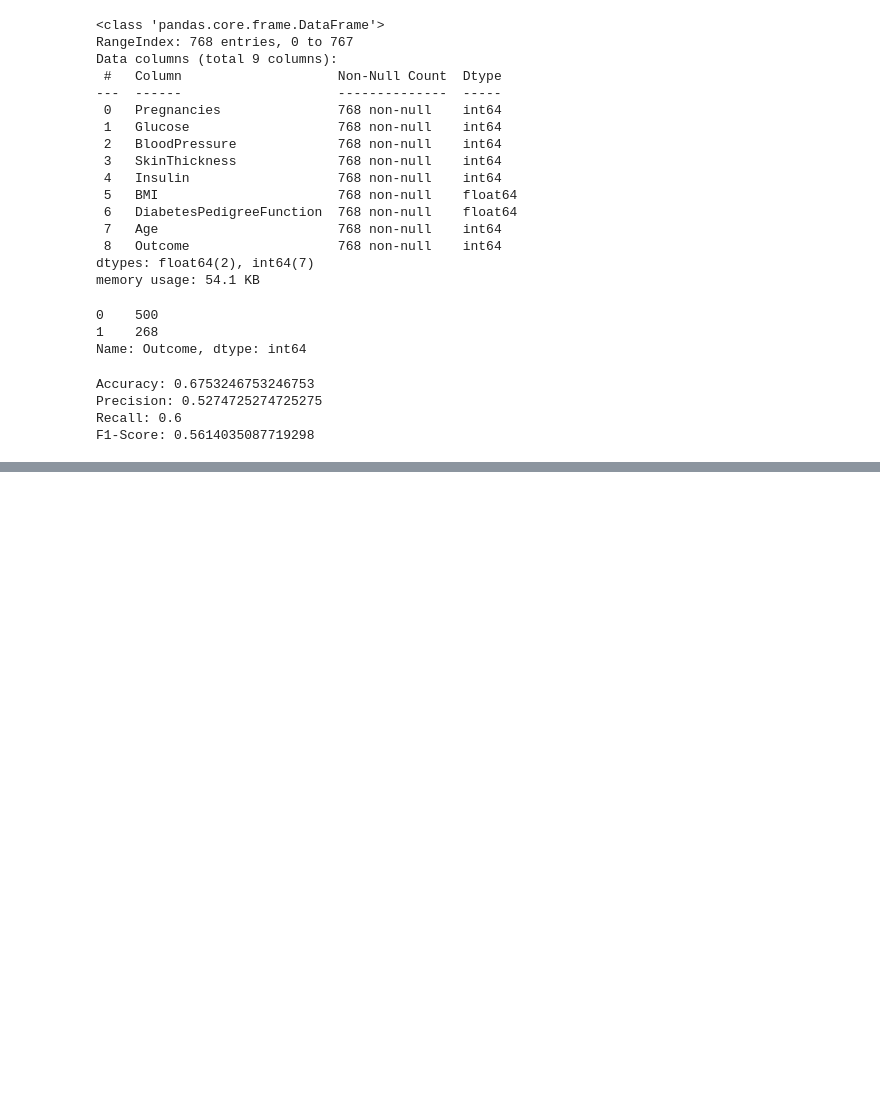
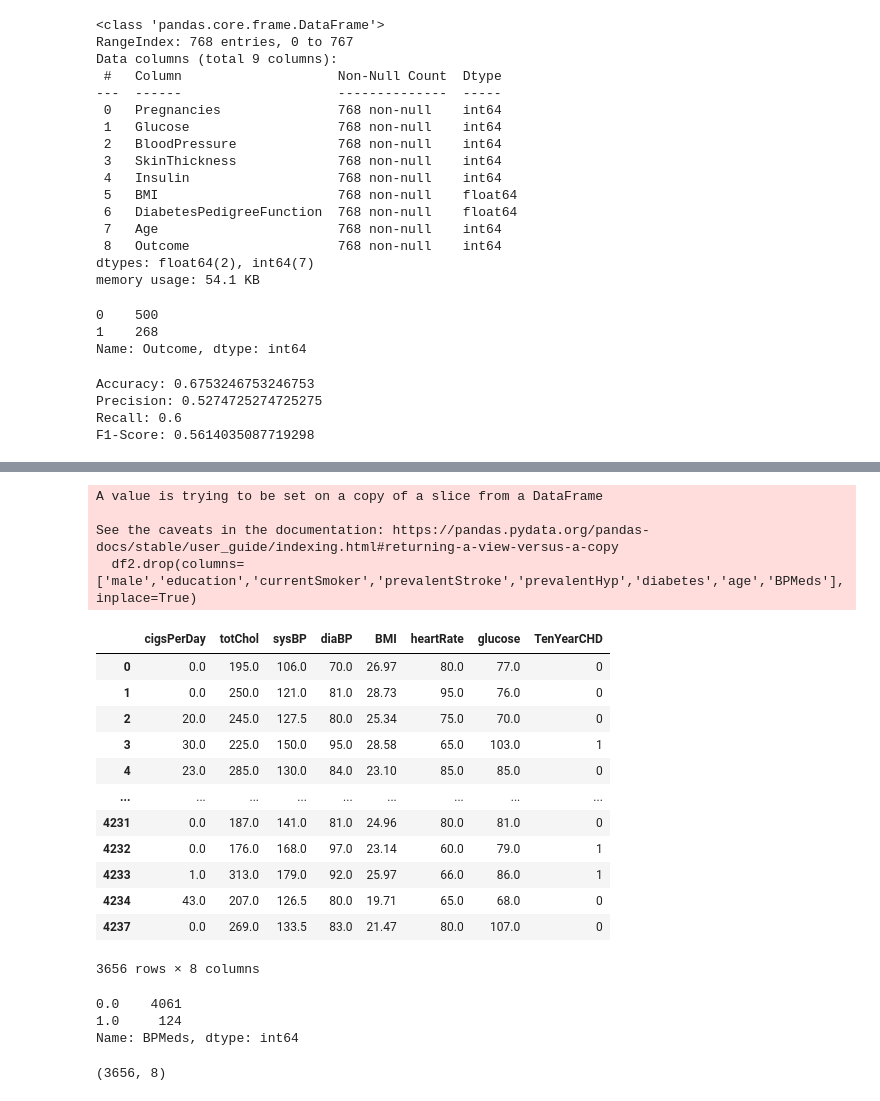
Before and after one commit to Yugesh-003/ML-lab, a Jupyter notebook: Classification/Knn.ipynb, the cells around one changed output, grey strips where cells are left out. Saved outputs shown, nothing was run; the diff lists cells and outputs as text; code cells hidden in the pictures; blank space fills up the shorter version.

```diff
--- a/Classification/Knn.ipynb
+++ b/Classification/Knn.ipynb
@@ -78,0 +138,32 @@ F1-Score: 0.5614035087719298
+# %%
+df2 = df.dropna()
+df2.drop(columns=['male','education','currentSmoker','prevalentStroke','prevalentHyp','diabetes','age','BPMeds'],inplace=True)
+df2
+# %% [output]
+A value is trying to be set on a copy of a slice from a DataFrame
+
+See the caveats in the documentation: https://pandas.pydata.org/pandas-docs/stable/user_guide/indexing.html#returning-a-view-versus-a-copy
+  df2.drop(columns=['male','education','currentSmoker','prevalentStroke','prevalentHyp','diabetes','age','BPMeds'],inplace=True)
+|  | cigsPerDay | totChol | sysBP | diaBP | BMI | heartRate | glucose | TenYearCHD |
+| 0 | 0.0 | 195.0 | 106.0 | 70.0 | 26.97 | 80.0 | 77.0 | 0 |
+| 1 | 0.0 | 250.0 | 121.0 | 81.0 | 28.73 | 95.0 | 76.0 | 0 |
+| 2 | 20.0 | 245.0 | 127.5 | 80.0 | 25.34 | 75.0 | 70.0 | 0 |
+| 3 | 30.0 | 225.0 | 150.0 | 95.0 | 28.58 | 65.0 | 103.0 | 1 |
+| 4 | 23.0 | 285.0 | 130.0 | 84.0 | 23.10 | 85.0 | 85.0 | 0 |
+| ... | ... | ... | ... | ... | ... | ... | ... | ... |
+| 4231 | 0.0 | 187.0 | 141.0 | 81.0 | 24.96 | 80.0 | 81.0 | 0 |
+| 4232 | 0.0 | 176.0 | 168.0 | 97.0 | 23.14 | 60.0 | 79.0 | 1 |
+| 4233 | 1.0 | 313.0 | 179.0 | 92.0 | 25.97 | 66.0 | 86.0 | 1 |
+| 4234 | 43.0 | 207.0 | 126.5 | 80.0 | 19.71 | 65.0 | 68.0 | 0 |
+| 4237 | 0.0 | 269.0 | 133.5 | 83.0 | 21.47 | 80.0 | 107.0 | 0 |
+3656 rows × 8 columns
+# %%
+df['BPMeds'].value_counts()
+# %% [output]
+0.0    4061
+1.0     124
+Name: BPMeds, dtype: int64
+# %%
+df2.shape
+# %% [output]
+(3656, 8)
```
Also changed, not shown: parts of 12 cells of this notebook, 2 other files.
